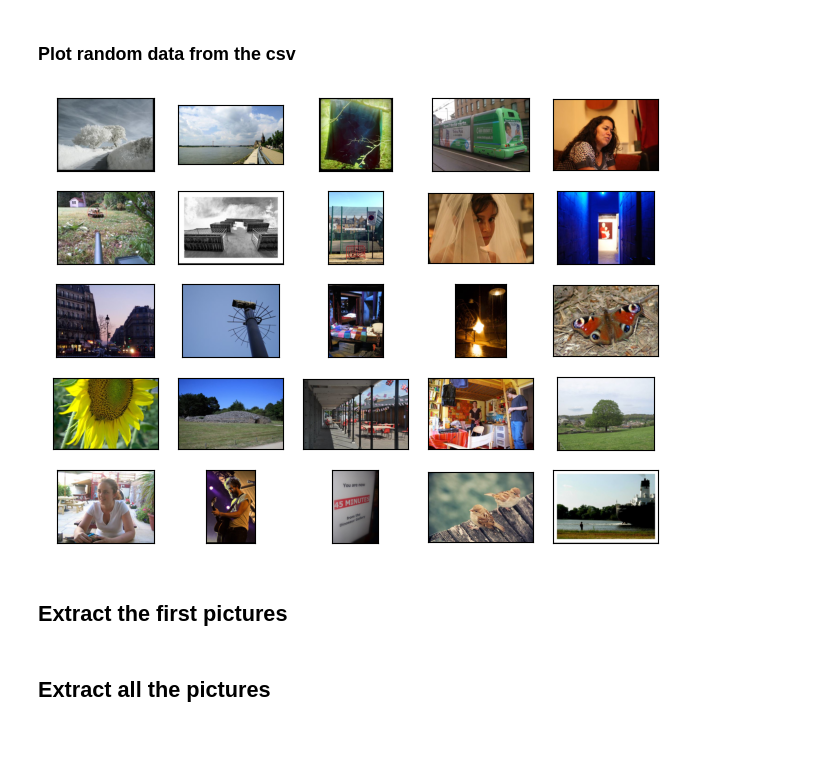
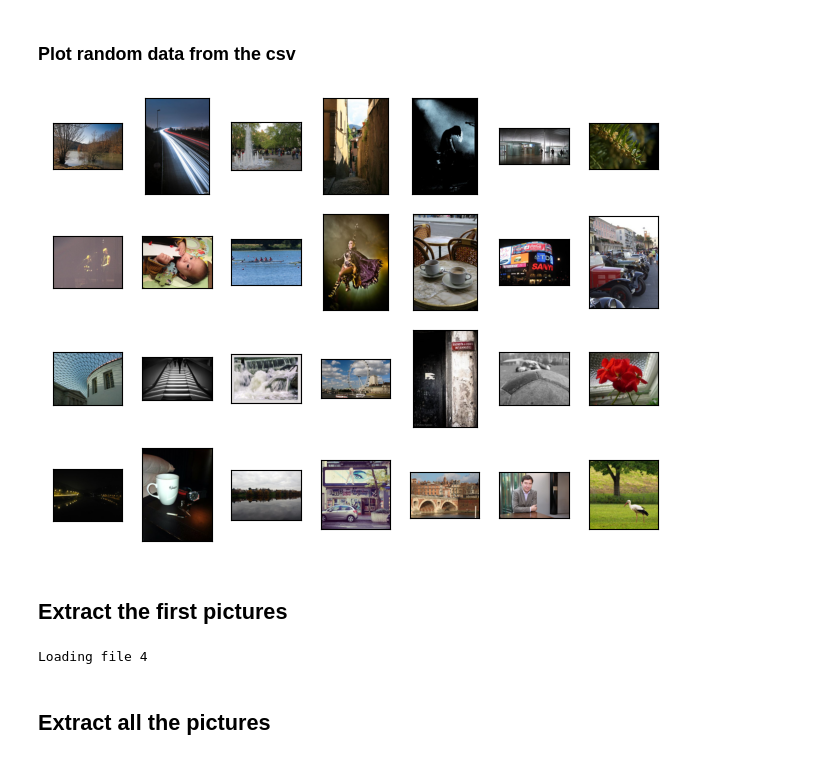
Before and after one commit to nauvray/travel-home, a Jupyter notebook: notebooks/inspect-the-dataset.ipynb, the cells around one changed output. Drawn from its saved outputs; the diff is of its cells as text; code cells hidden in the pictures.

```diff
--- a/notebooks/inspect-the-dataset.ipynb
+++ b/notebooks/inspect-the-dataset.ipynb
@@ -13,14 +13,14 @@ import PIL.Image as Image
 import seaborn as sns
 import geopandas as gpd
 from pathlib import Path
+
+path_archive =Path('../00-data/raw_data/archive.zip')
+path_data_csv =Path('../00-data/raw_data/archive.zip')
 # %% [markdown]
 # Load and plot the image
 # %%
 def get_image(record):
         return Image.open(BytesIO(record["image"]))
-
-path_archive =Path('../00-data/raw_data/archive.zip')
-path_data_csv =Path('../00-data')
 # %% [markdown]
 ### Load the data from CSV
 # %%
@@ -41,22 +41,24 @@ def plot_25_pics(path_data_csv:str) ->None:
     df_meta=pd.read_csv(f'{path_data_csv}/meta_shard_{i}.csv')
 
     if len(df_meta)>25:
-        min_index = np.random.randint(25,len(df_meta)-26)
-        for j in range(25):
-            plt.subplot(5, 5, j + 1)
-
+        x_n=7
+        y_n=4
+        min_index = np.random.randint(x_n*y_n,len(df_meta)-(x_n*y_n+1))
+        for j in range(x_n*y_n):
+            plt.subplot(y_n, x_n, j + 1)
             # Display each image with a title, which we grab from the dataset
             plt.imshow(Image.open(BytesIO(bytes.fromhex(df_meta.data[min_index+j]))))
-
-
             # Remove plot ticks
             plt.xticks(())
             plt.yticks(())
 
         plt.tight_layout()
     return
-# %% [output]
-[figure, removed]
+# %%
+path_data_csv =Path('../00-data/data_csv')
+plot_25_pics(path_data_csv)
+# %% [output]
+[figure, added]
 # %% [markdown]
 ## Extract the first pictures
 # %%
@@ -68,4 +73,9 @@ def extract_first_250_pics(path_data_csv:str) ->None:
     return
+# %%
+path_data_csv =Path('../00-data/data_csv')
+extract_first_800_pics(path_data_csv)
+# %% [output]
+Loading file 4
 # %% [markdown]
 ## Extract all the pictures
 # %%
```
Also changed, not shown: parts of 1 cell of this notebook, 7 other files.
